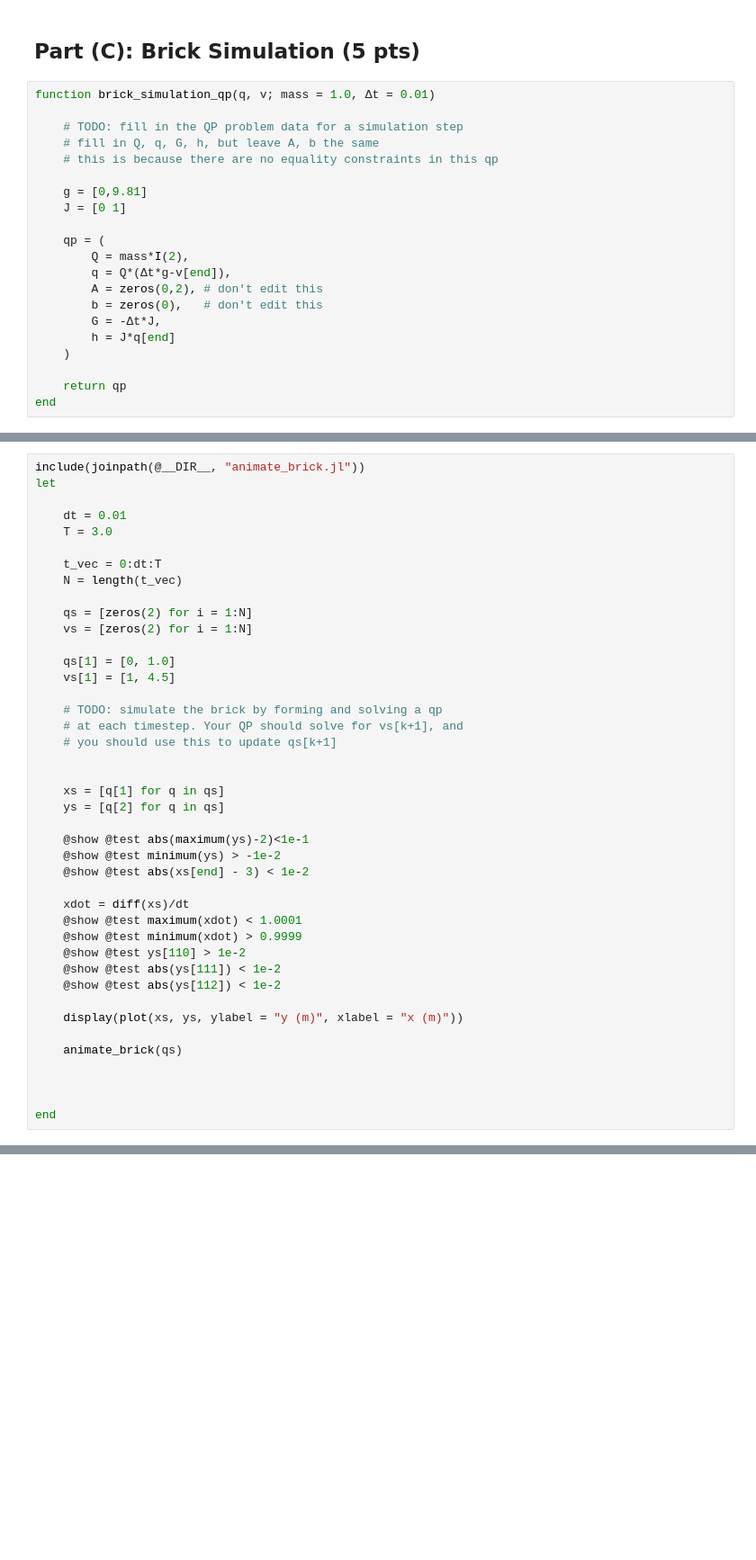
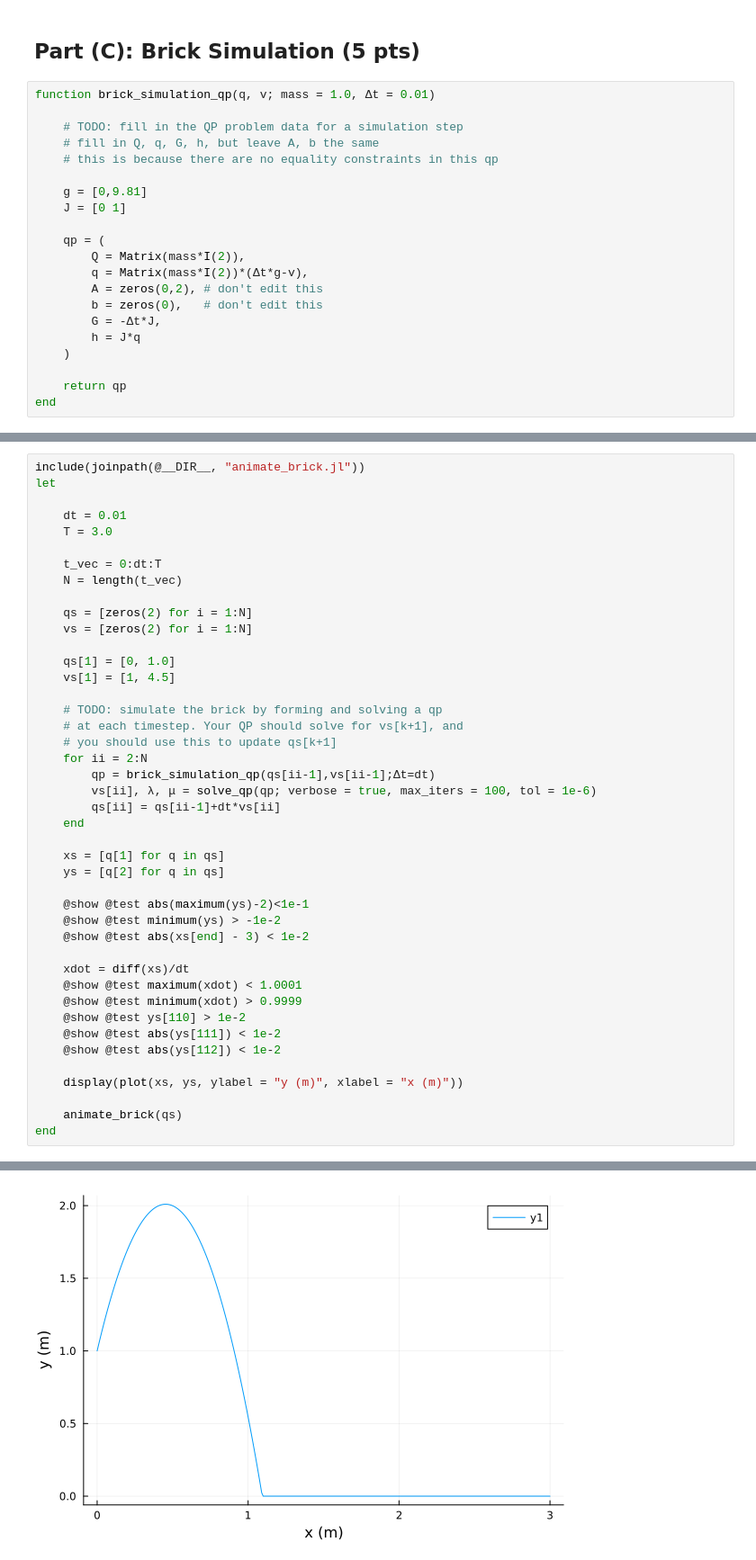
Before and after one commit to stevenwman/OCRL2024, a Jupyter notebook: HW/HW1_S24/Q3.ipynb, the cells around one changed output, grey strips where cells are left out. Shown: that part at 90% size. Drawn from its saved outputs; the diff is of its cells as text; blank space fills up the shorter version.

```diff
--- a/HW/HW1_S24/Q3.ipynb
+++ b/HW/HW1_S24/Q3.ipynb
@@ -236,12 +236,12 @@ function brick_simulation_qp(q, v; mass = 1.0, Δt = 0.01)
     J = [0 1]
 
     qp = (
-        Q = mass*I(2),
-        q = Q*(Δt*g-v[end]),
+        Q = Matrix(mass*I(2)),
+        q = Matrix(mass*I(2))*(Δt*g-v),
         A = zeros(0,2), # don't edit this
         b = zeros(0),   # don't edit this
         G = -Δt*J,
-        h = J*q[end]
+        h = J*q
     )
 
     return qp
@@ -294,7 +301,11 @@ let
     # TODO: simulate the brick by forming and solving a qp
     # at each timestep. Your QP should solve for vs[k+1], and
     # you should use this to update qs[k+1]
-
+    for ii = 2:N
+        qp = brick_simulation_qp(qs[ii-1],vs[ii-1];Δt=dt)
+        vs[ii], λ, μ = solve_qp(qp; verbose = true, max_iters = 100, tol = 1e-6)
+        qs[ii] = qs[ii-1]+dt*vs[ii]
+    end
 
     xs = [q[1] for q in qs]
     ys = [q[2] for q in qs]
@@ -313,7 +324,5 @@ let
     display(plot(xs, ys, ylabel = "y (m)", xlabel = "x (m)"))
 
     animate_brick(qs)
-
-
-
 end
+# %% [output]
@@ -319,0 +346 @@ end
+[figure, added]
```
Also changed, not shown: parts of 7 cells of this notebook.
